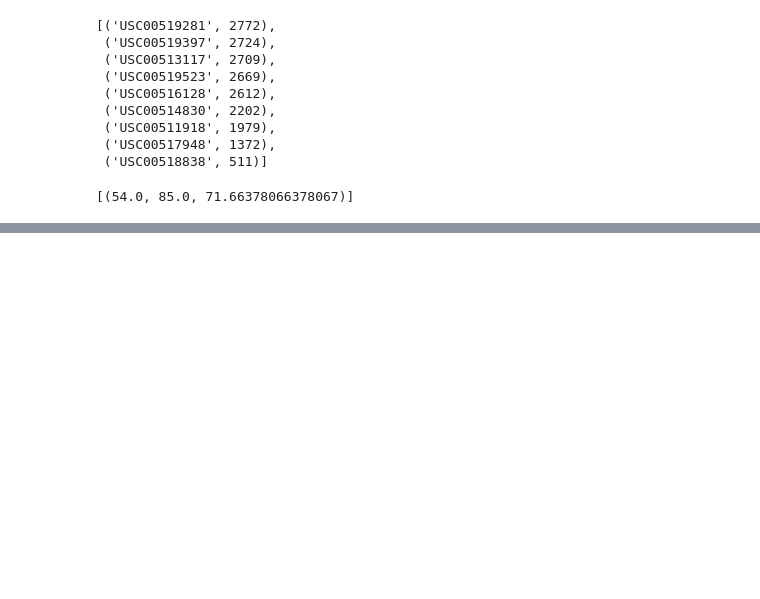
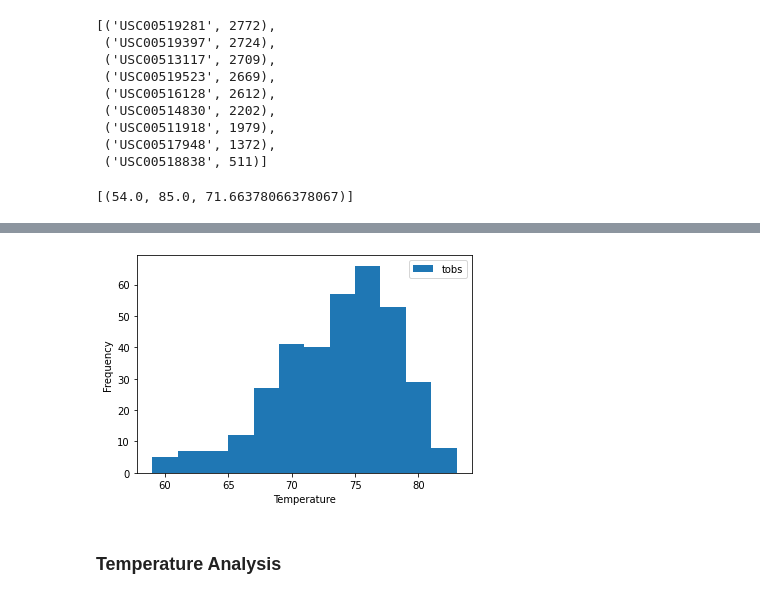
Before and after one commit to lanakimova/sqlalchemy-challenge, a Jupyter notebook: Climate Analysis and Exploration.ipynb, the cells around one changed output, grey strips where cells are left out. Drawn from its saved outputs; the diff is of its cells as text; code cells hidden in the pictures; blank space fills up the shorter version.

Commit message:
add temperature analisys and flask app

```diff
--- a/Climate Analysis and Exploration.ipynb
+++ b/Climate Analysis and Exploration.ipynb
@@ -182,7 +124,8 @@ The count of available stations are [(9,)]
 # %%
 # Station activity
 station_activity = session.query(Measurement.station, func.count(Measurement.station))\
-                                .group_by(Measurement.station).order_by(func.count(Measurement.station).desc()).all()
+                                .group_by(Measurement.station)\
+                                .order_by(func.count(Measurement.station).desc()).all()
 station_activity
 # %% [output]
 [('USC00519281', 2772),
@@ -203,3 +146,10 @@ obs = session.query(func.min(Measurement.tobs)\
 obs
 # %% [output]
 [(54.0, 85.0, 71.66378066378067)]
+# %%
+temp_obs_data = session.query(Measurement.date, Measurement.tobs)\
+                    .filter(Measurement.date <= start_day_point)\
+                    .filter(Measurement.date >= one_year_ago)\
+                    .filter(Measurement.station == station_activity[0][0]).all()
+
+temp_obs_data
@@ -205,0 +174,3 @@ obs
+# %%
+temp_obs_df = pd.DataFrame(temp_obs_data)
+temp_obs_df.head()
@@ -205,0 +184,8 @@ obs
+# %%
+temp_obs_df.plot.hist(bins=12)
+plt.xlabel('Temperature')
+plt.show()
+# %% [output]
+[figure, added]
+# %% [markdown]
+### Temperature Analysis
```
Also changed, not shown: parts of 40 cells of this notebook, 1 other file.
